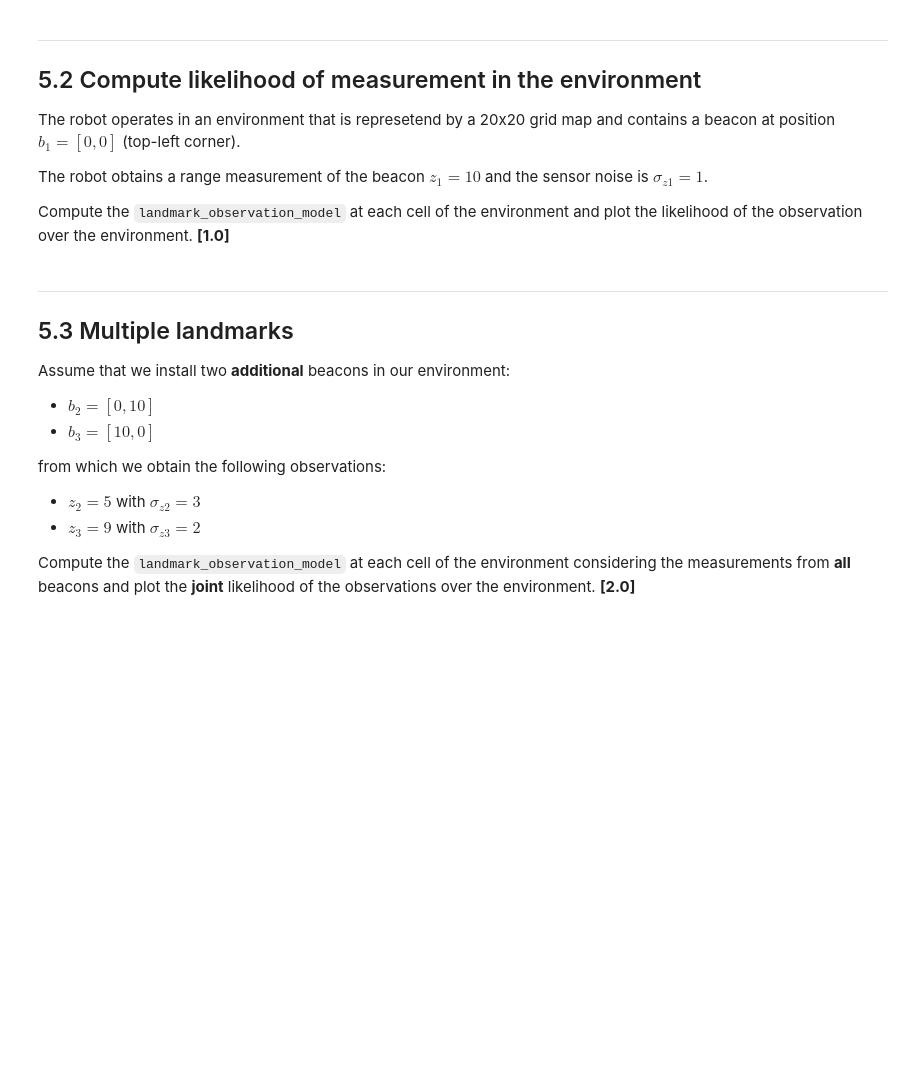
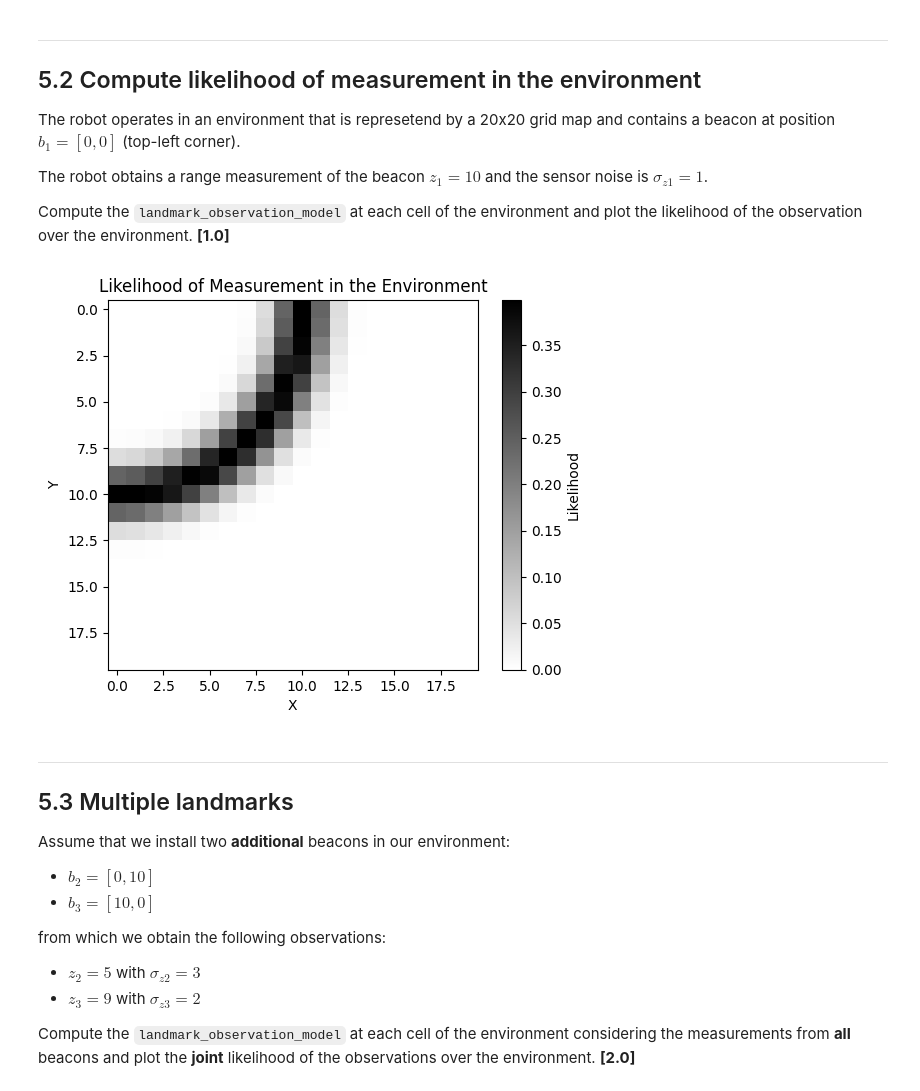
Before and after one commit to harry-graves/C18_code, a Jupyter notebook: navigation/ex04-observation-model/ex5.ipynb, the cells around one changed output. Cells and saved outputs as stored; diff of their text form; code cells hidden in the pictures; blank space fills up the shorter version.

Commit message:
Completed ex04-observation-model

```diff
--- a/navigation/ex04-observation-model/ex5.ipynb
+++ b/navigation/ex04-observation-model/ex5.ipynb
@@ -27,6 +34,28 @@ The robot operates in an environment that is represetend by a 20x20 grid map and
 The robot obtains a range measurement of the beacon $z_1 = 10$ and the sensor noise is $\sigma_{z1} = 1$.
 
 Compute the `landmark_observation_model` at each cell of the environment and plot the likelihood of the observation over the environment. **[1.0]**
+# %%
+import numpy as np
+import matplotlib.pyplot as plt
+import ex5 as ex
+
+grid_size = 20
+gridmap = np.ones((grid_size, grid_size))
+
+b1 = [0, 0]
+z1 = 10
+sigma_z1 = 1
+
+likelihood_map = ex.observation_likelihood(z1, b1, gridmap, sigma_z1, grid_size)
+
+plt.imshow(likelihood_map, cmap="binary", origin="upper")
+plt.colorbar(label="Likelihood")
+plt.xlabel("X")
+plt.ylabel("Y")
+plt.title("Likelihood of Measurement in the Environment")
+plt.show()
+# %% [output]
+[figure, added]
 # %% [markdown]
 ---
 
```
Also changed, not shown: parts of 2 cells of this notebook, 1 other file.
